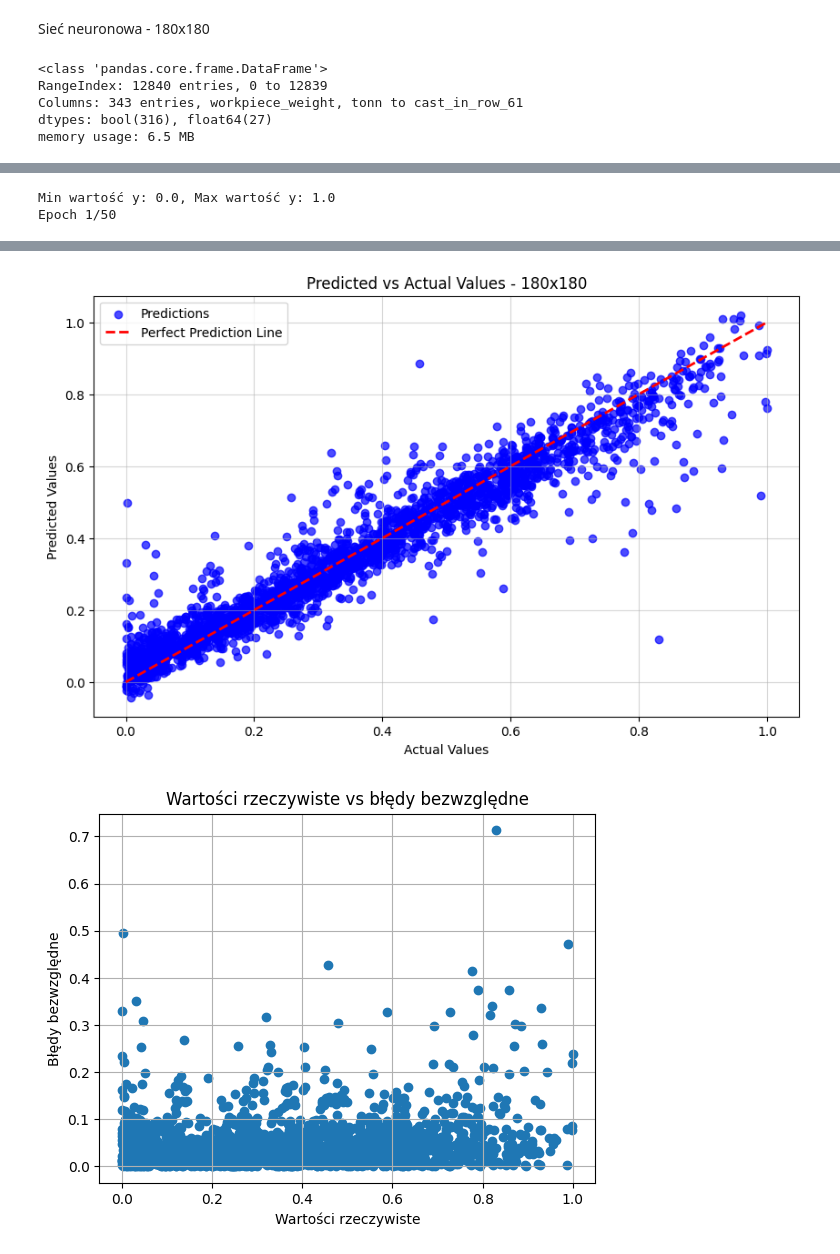
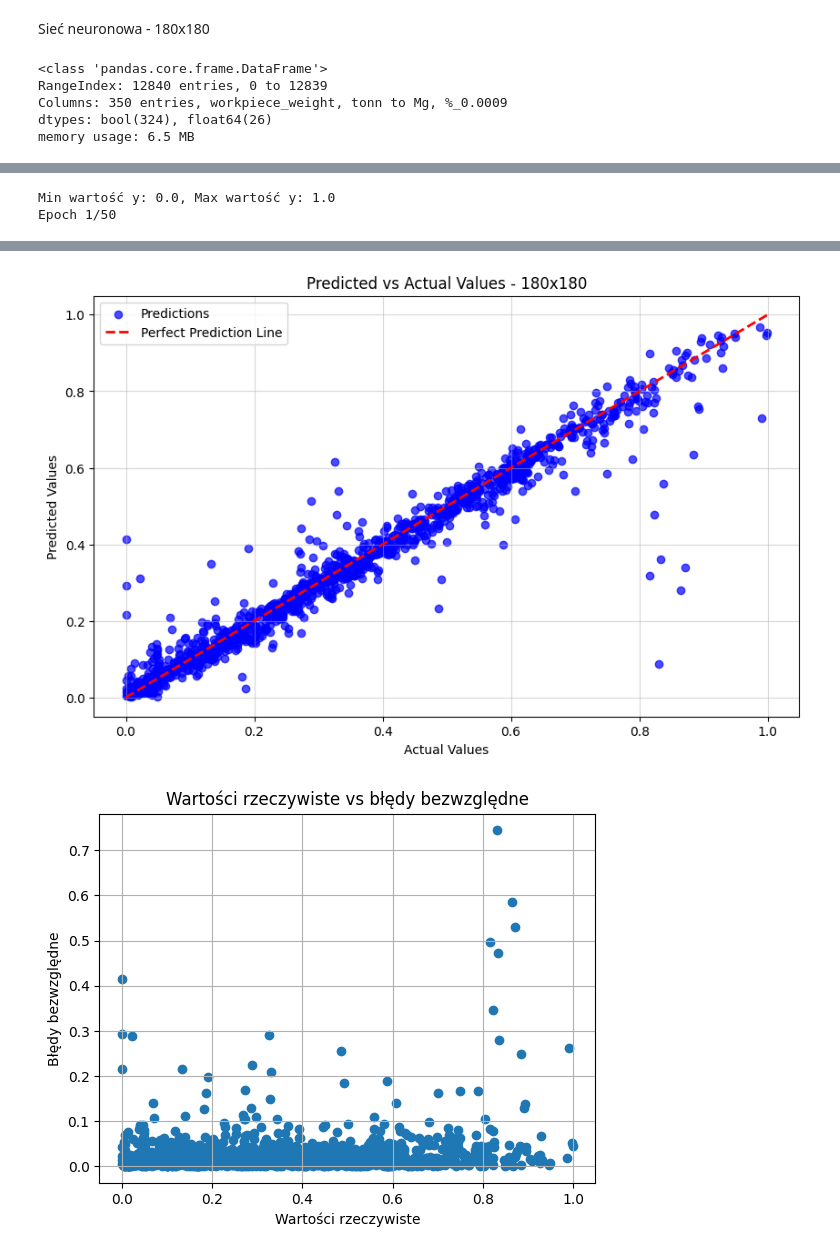
Before and after one commit to marus03/Engineer-s-Thesis, a Jupyter notebook: Untitled.ipynb, the cells around one changed output, grey strips where cells are left out. Saved outputs shown, nothing was run; the diff lists cells and outputs as text; code cells hidden in the pictures.

```diff
--- a/Untitled.ipynb
+++ b/Untitled.ipynb
@@ -72,6 +66,8 @@ dtype: float64
 # %% [markdown]
 Brakujące wartości Na podstawie zawartej informacji o % udziale pustych wartości w kolumnach możemy podjąć decyzję o usunięciu następujących kolumn: a) residuals_grab2, tonn b) technical_trim, tonn c) Sn, % d) Ce, % Ponaddto usunąć możemy dane zawierające datę, ponieważ zakładamy że zachowana została zasada i.i.d. (Independent and identically distributed), co oznacza, że nasze dany były zbierane w niezmieniających się warunkach i kolejnośc ich występowania nie ma dla nas znaczenia. a) date b) time_temperature_measurement1 c) time_temperature_measurement d)sample_time_continuous_caster 2 Na koniec usuwamy wiersze, gdzie wartości z kolumny RUL są puste (nie możemy uzupełnić kolumny z wartościami objaśnianymi) oraz wiersze, gdzie brakujące wartości występują w kolumnach "kind" oraz "quantity", ponieważ są to istotne kolumny dla naszej analizy, opisują ilość oraz rodzaj stali.
 # %%
-data = data.drop(["sample_time_continuous_caster", "residuals_grab2, tonn", "technical_trim, tonn", "Sn, %", "Ce, %", "date", "time_temperature_measurement1", "time_temperature_measurement2", "slag_weight_close_grab1, tonn"], axis="columns")
+data = data.drop(["sample_time_continuous_caster", "residuals_grab2, tonn",
+                  "technical_trim, tonn", "Sn, %", "Ce, %", "date", "time_temperature_measurement1",
+                  "time_temperature_measurement2", "slag_weight_close_grab1, tonn"], axis="columns")
 # %%
 data = data.dropna(subset=['RUL'])
@@ -777,7 +543,7 @@ X_train, X_test, y_train, y_test = train_test_split(X, y, test_size=0.2, random_
 
 # Parametry do przetestowania w GridSearch
 param_grid = {
-    'n_estimators': [10, 20],            # Liczba drzew
+    'n_estimators': [100, 200],            # Liczba drzew
     'max_depth': [10, 20, 30],             # Maksymalna głębokość drzewa
     'min_samples_leaf': [1, 2, 5, 10]      # Minimalna liczba próbek w liściu
 }
@@ -831,18 +597,15 @@ print(f"Average MAPE (10-fold CV): {np.mean(np.abs(mape_scores)):.2f}%, Standard
 # Rysowanie wykresu Predykcja vs Rzeczywiste wartości
 plt.figure(figsize=(10, 6))
 
-# Scatter plot
 plt.scatter(y_test, y_pred, alpha=0.7, color='blue', label='Predictions')
 plt.plot([y_test.min(), y_test.max()], [y_test.min(), y_test.max()], color='red', linestyle='--', linewidth=2, label='Perfect Prediction Line')
 
-# Adding labels and title
 plt.title("Predicted vs Actual Values - All dataset")
 plt.xlabel("Actual Values")
 plt.ylabel("Predicted Values")
 plt.legend()
 plt.grid(alpha=0.5)
 
-# Display plot
 plt.show()
 # %% [output]
 <class 'pandas.core.frame.DataFrame'>
@@ -866,6 +823,9 @@ from sklearn.model_selection import train_test_split, cross_val_score, KFold, Gr
 from sklearn.ensemble import RandomForestRegressor
 from xgboost import XGBRegressor
 from sklearn.metrics import mean_squared_error, make_scorer, r2_score
+
+data_encoded = pd.get_dummies(data)
+data_encoded.info()
 
 # Funkcja do obliczenia MAPE
 def mape(y_true, y_pred):
@@ -886,7 +846,7 @@ model = XGBRegressor(objective='reg:squarederror', random_state=42)
 
 # Parametry do przetestowania w GridSearch dla wybranego modelu (tutaj XGBoost)
 param_grid = {
-    'n_estimators': [10, 20],
+    'n_estimators': [100, 200],
     'max_depth': [3, 5, 10],
     'learning_rate': [0.01, 0.1, 0.2]
 }
@@ -1123,7 +1276,7 @@ additional_categorical_columns = [
     'water_consumption, liter/minute', 'water_temperature_delta, Celsius deg.',
     'water_consumption_secondary_cooling_zone_num1, liter/minute', 'water_consumption_secondary_cooling_zone_num2, liter/minute',
     'water_consumption_secondary_cooling_zone_num3, liter/minute',
-    'quantity, tonn', 'num_crystallizer', 'num_stream', 'cast_in_row'
+    'quantity, tonn', 'num_crystallizer', 'num_stream', 'cast_in_row', 'Mg, %'
 ]
 
 # Wybieramy kolumny typu object oraz dodatkowe kategoryczne zmienne
@@ -1293,8 +1446,8 @@ concatenated_180_data.info()
 # %% [output]
 <class 'pandas.core.frame.DataFrame'>
 RangeIndex: 12840 entries, 0 to 12839
-Columns: 343 entries, workpiece_weight, tonn to cast_in_row_61
-dtypes: bool(316), float64(27)
+Columns: 350 entries, workpiece_weight, tonn to Mg, %_0.0009
+dtypes: bool(324), float64(26)
 memory usage: 6.5 MB
 # %%
 from tensorflow import keras
@@ -1317,7 +1470,7 @@ y = concatenated_180_data['RUL']  # Cechy zależne (target)
 
 
 # Podział na zbiór treningowy i testowy
-X_train, X_test, y_train, y_test = train_test_split(X, y, test_size=0.2, random_state=42)
+X_train, X_test, y_train, y_test = train_test_split(X, y, test_size=0.1, random_state=42)
 
 
 print(y_train.describe())
@@ -1332,21 +1485,21 @@ print(f"Min wartość y: {y.min()}, Max wartość y: {y.max()}")
 
 # Budowa modelu MLP
 model = keras.Sequential([
-    layers.Dense(172, activation='relu', input_shape=(X_train.shape[1],)),  # neurony w pierwszej warstwie
-    layers.Dropout(0.1),  # Dropout dla zapobiegania nadmiernemu dopasowaniu
-    layers.Dense(86, activation='relu'),  # neurony w drugiej warstwie
-    layers.Dropout(0.1),  # Dropout
-    layers.Dense(1, activation='linear')  # Warstwa wyjściowa dla regresji (tutaj dla regresji liniowej)
+    layers.Dense(175, activation='relu', input_shape=(X_train.shape[1],)),  # neurony w pierwszej warstwie
+    #layers.Dropout(0.1),  # Dropout dla zapobiegania nadmiernemu dopasowaniu
+    layers.Dense(88, activation='relu'),  # neurony w drugiej warstwie
+    #layers.Dropout(0.1),  # Dropout
+    layers.Dense(1, activation='sigmoid')  # Warstwa wyjściowa dla regresji (tutaj dla regresji liniowej)
 ])
 
 
 # Kompilacja modelu
-optimizer = keras.optimizers.Adam(learning_rate=0.001)  # Domyślne 0.001
+optimizer = keras.optimizers.Adam(learning_rate=0.001)  # Domyślne 0.001 learning_rate=0.001
 model.compile(optimizer=optimizer, loss='mse', metrics=['mae'])
 
 
 # Trenowanie modelu
-history = model.fit(X_train, y_train, epochs=50, batch_size=64, validation_split=0.2, verbose=1)
+history = model.fit(X_train, y_train, epochs=50, batch_size=8, validation_split=0.2, verbose=1)
 
 # Ocena modelu na zbiorze testowym
 loss, mae = model.evaluate(X_test, y_test, verbose=0)
@@ -1433,2 +1586,2 @@ Mean Absolute Percentage Error (MAPE): 54.481193556695615%
-[figure, old version]
+[figure, new version]
-[figure, old version]
+[figure, new version]
```
Also changed, not shown: parts of 55 cells of this notebook.
